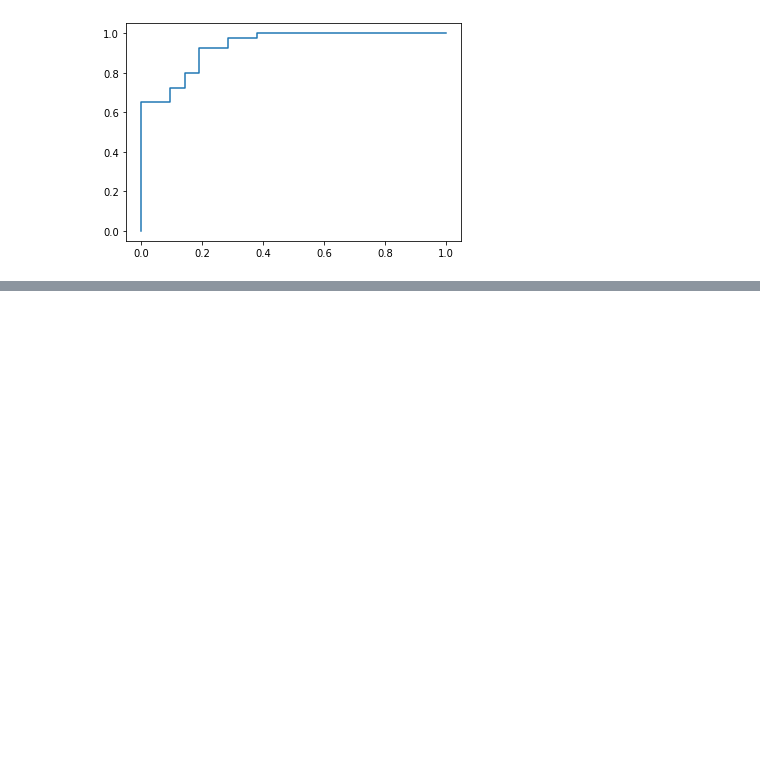
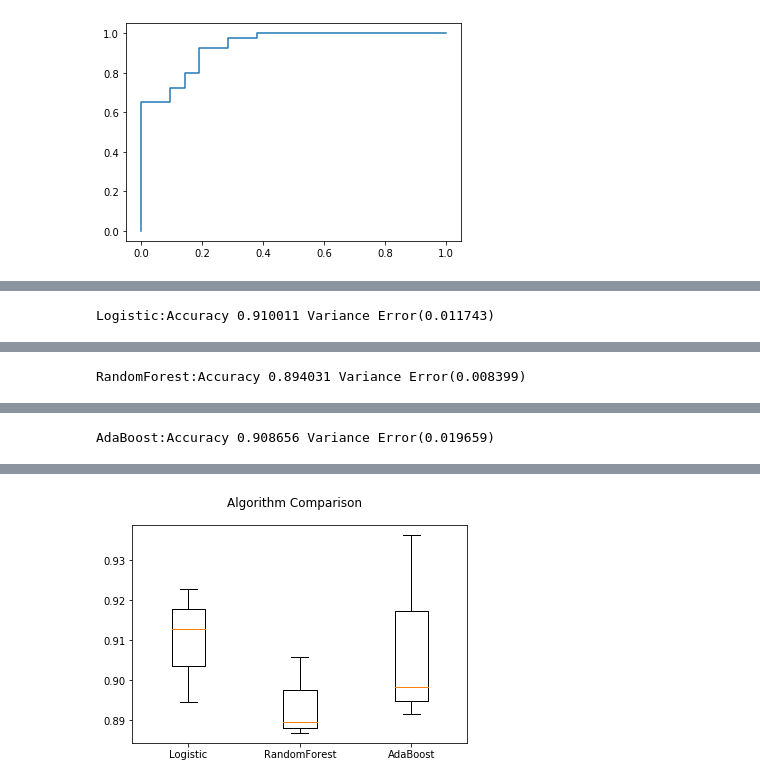
Before and after one commit to Amrutha-Sagar/Heart_Disease_Prediction_ML_DL, a Jupyter notebook: Heart Disease.ipynb, the cells around one changed output, grey strips where cells are left out. Saved outputs shown, nothing was run; the diff lists cells and outputs as text; code cells hidden in the pictures; blank space fills up the shorter version.

```diff
--- a/Heart Disease.ipynb
+++ b/Heart Disease.ipynb
@@ -291,0 +350,22 @@ roc_auc_score(y_test, y_prob)
+# %%
+models = []
+models.append(('Logistic', lr))
+models.append(('RandomForest',rf))
+models.append(('AdaBoost', Ada))
+# %%
+results = []
+names = []
+for name, model in models:
+	kfold = model_selection.KFold(shuffle=True,n_splits=3,random_state=0)
+	cv_results = model_selection.cross_val_score(model, x, y,cv=kfold, scoring='roc_auc')
+	results.append(cv_results)
+	names.append(name)
+	print("%s:Accuracy %f Variance Error(%f)" % (name, np.mean(cv_results), np.std(cv_results)))
+   # boxplot algorithm comparison
+fig = plt.figure()
+fig.suptitle('Algorithm Comparison')
+ax = fig.add_subplot(111)
+plt.boxplot(results)
+ax.set_xticklabels(names)
+plt.show()
+# %% [output]
@@ -291,0 +374 @@ roc_auc_score(y_test, y_prob)
+Logistic:Accuracy 0.910011 Variance Error(0.011743)
@@ -291,0 +377 @@ roc_auc_score(y_test, y_prob)
+RandomForest:Accuracy 0.894031 Variance Error(0.008399)
@@ -291,0 +380 @@ roc_auc_score(y_test, y_prob)
+AdaBoost:Accuracy 0.908656 Variance Error(0.019659)
@@ -291,0 +384 @@ roc_auc_score(y_test, y_prob)
+[figure, added]
```
Also changed, not shown: parts of 23 cells of this notebook.
